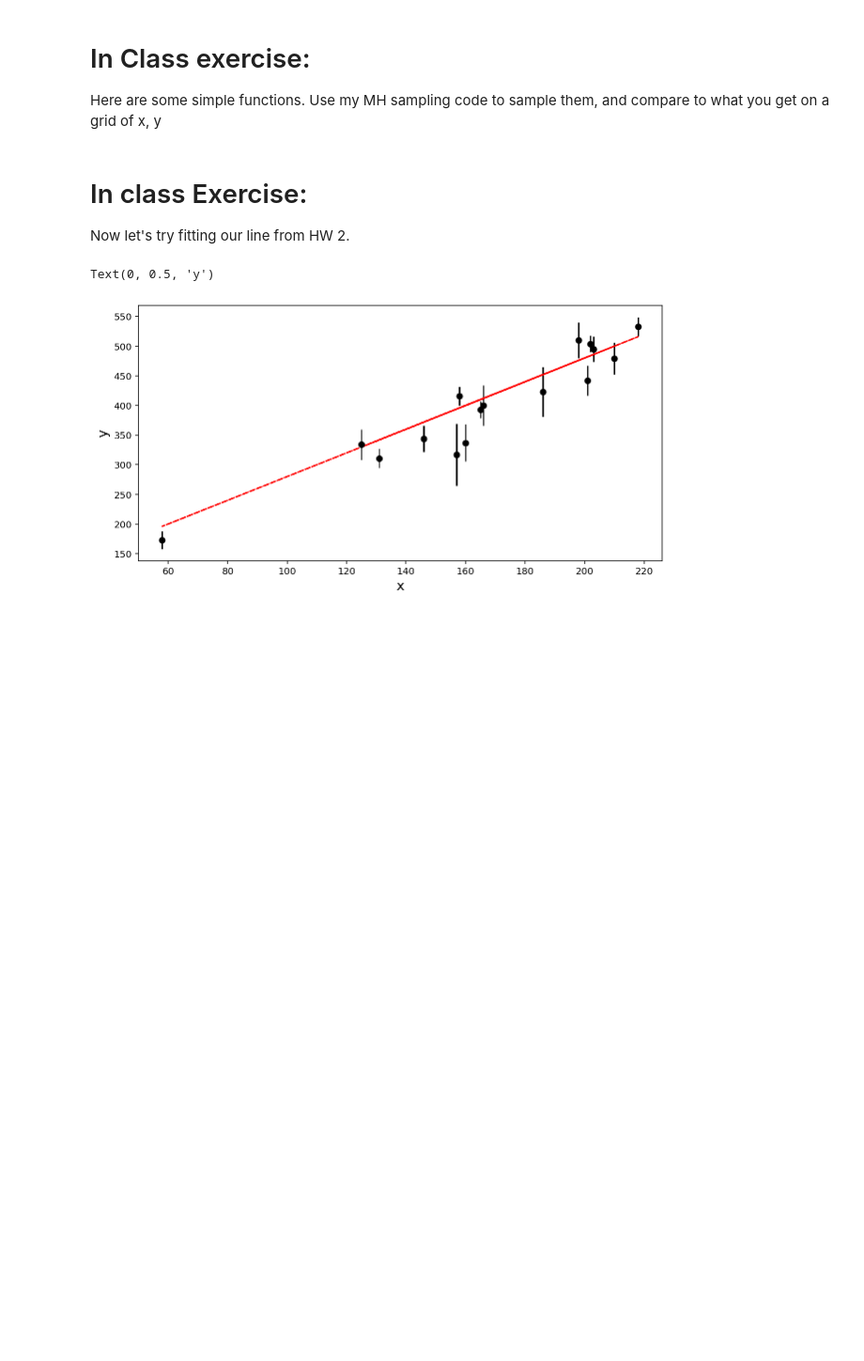
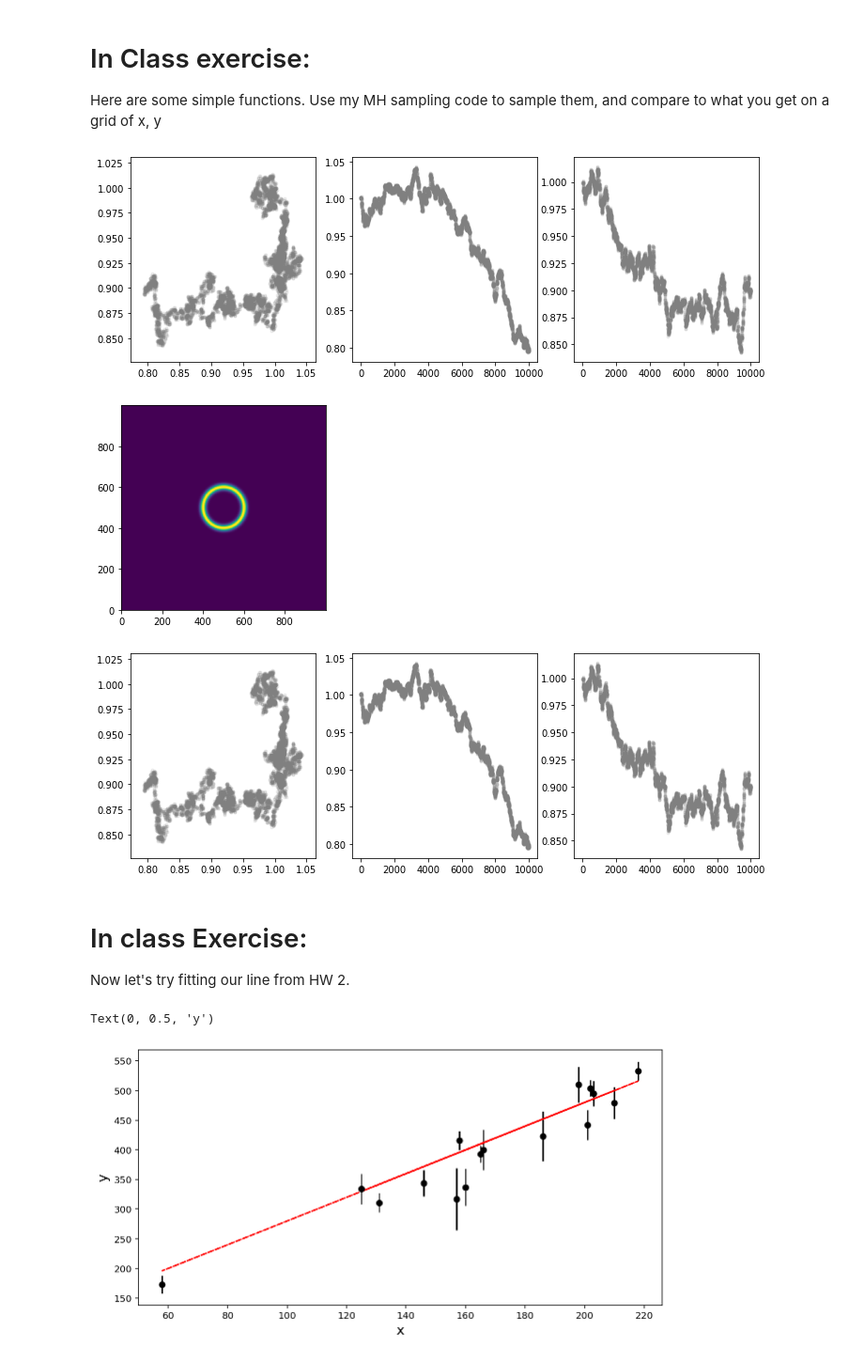
Before and after one commit to mcoughlin/ast8581_2024_Spring, a Jupyter notebook: lectures/06/lecture06.ipynb, the cells around one changed output. Shown: that part at 94% size. Saved outputs shown, nothing was run; the diff lists cells and outputs as text; code cells hidden in the pictures; blank space fills up the shorter version.

```diff
--- a/lectures/06/lecture06.ipynb
+++ b/lectures/06/lecture06.ipynb
@@ -473,16 +473,16 @@ def eggbox_lnP(x, y):
 def sphshell_lnP(x, y, s=0.1):
     return -(np.sqrt(x**2+y**2) - 1)**2/(2.0*s**2)
 # %%
-def metropolis_hastings(p, x0, sigma, *args, nsamp=1000):
+def metropolis_hastings(logp, x0, sigma, *args, nsamp=1000):
 
     ndim = len(x0)
     try:
-        test_val = p(*x0, *args)
+        test_val = logp(*x0, *args)
         if not np.isfinite(test_val):
             raise ValueError('Function at starting position is not finite')
 
-        if test_val == 0.:
-             raise ValueError('Function at starting position must be non-zero')
+#         if test_val == 0.:
+#              raise ValueError('Function at starting position must be non-zero')
 
     except Exception as e:
         message = f'{e}\nCannot initialize sampler at this position'
@@ -510,7 +510,7 @@ def metropolis_hastings(p, x0, sigma, *args, nsamp=1000):
         x_prime = x + sigma*np.random.randn(ndim)
 
 
-        if np.random.rand() < (p(*x_prime, *args) / p(*x, *args)):
+        if np.log(np.random.rand()) < logp(*x_prime, *args) - logp(*x, *args):
             x = x_prime
 
         # we save the sample to the chain
@@ -520,8 +520,8 @@ def metropolis_hastings(p, x0, sigma, *args, nsamp=1000):
 
 
 
-def mh_demo(p, x0, sigma, nsamp=1000):
-    samples = metropolis_hastings(p, x0, sigma, nsamp=nsamp)
+def mh_demo(logp, x0, sigma, nsamp=10000):
+    samples = metropolis_hastings(logp, x0, sigma, nsamp=nsamp)
 
 
     # create some axes
@@ -538,3 +536,18 @@ def mh_demo(p, x0, sigma, nsamp=1000):
+# %%
+# Your code here
+x = np.arange(-5, 5, 0.01)
+y = np.arange(-5, 5, 0.01)
+X, Y = np.meshgrid(x, y)
+f = np.vectorize(sphshell_lnP)
+val = f(X, Y)
+%matplotlib inline
+plt.imshow(np.exp(val), origin='lower')
+
+mh_demo(sphshell_lnP, [1, 1], [0.001, 0.001] )
+# %% [output]
+[figure, added]
+[figure, added]
+[figure, added]
 # %% [markdown]
 # In class Exercise:
 
```
Also changed, not shown: parts of 1 cell of this notebook.
